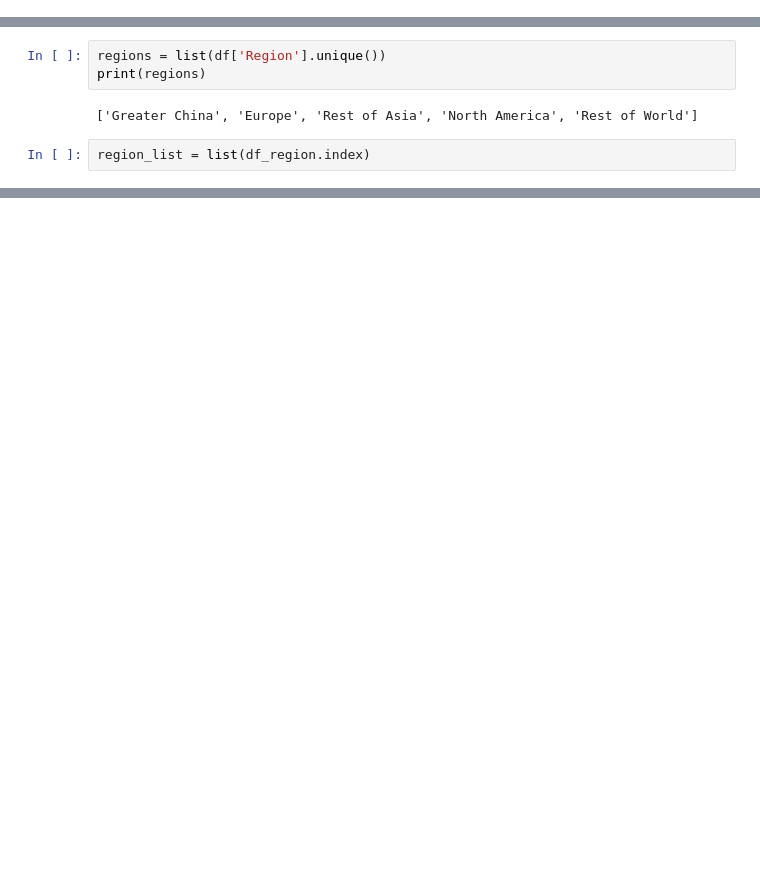
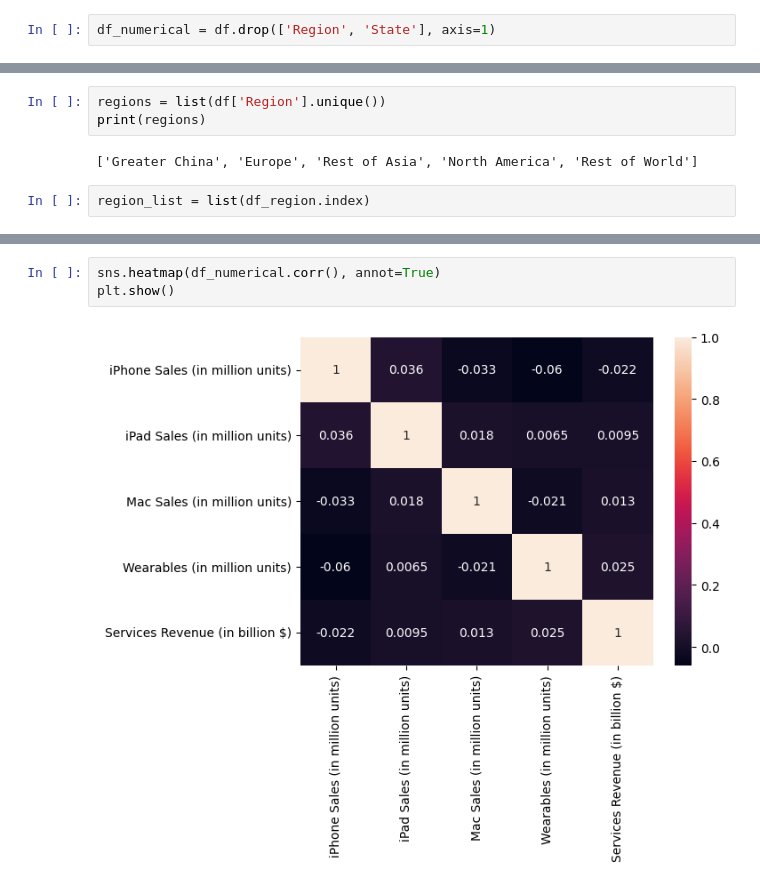
Before and after one commit to davidgb9716/data-science, a Jupyter notebook: apple_sales/apple_sales_2024.ipynb, the cells around one changed output, grey strips where cells are left out. Saved outputs shown, nothing was run; the diff lists cells and outputs as text; blank space fills up the shorter version.

```diff
--- a/apple_sales/apple_sales_2024.ipynb
+++ b/apple_sales/apple_sales_2024.ipynb
@@ -76,3 +83,5 @@ df.describe(include='all')
+# %%
+df_numerical = df.drop(['Region', 'State'], axis=1)
 # %% [markdown]
 # Exploratory Data Analysis (EDA)
 # %%
@@ -342,0 +170,5 @@ pd.DataFrame(X_poly)
+# %%
+sns.heatmap(df_numerical.corr(), annot=True)
+plt.show()
+# %% [output]
+[figure, added]
```
Also changed, not shown: parts of 35 cells of this notebook.
